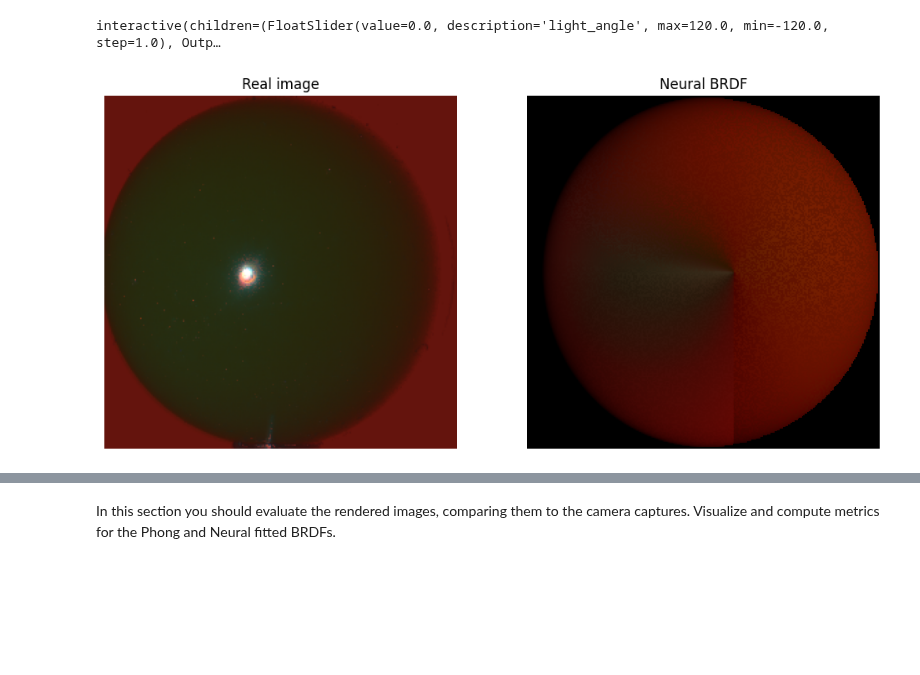
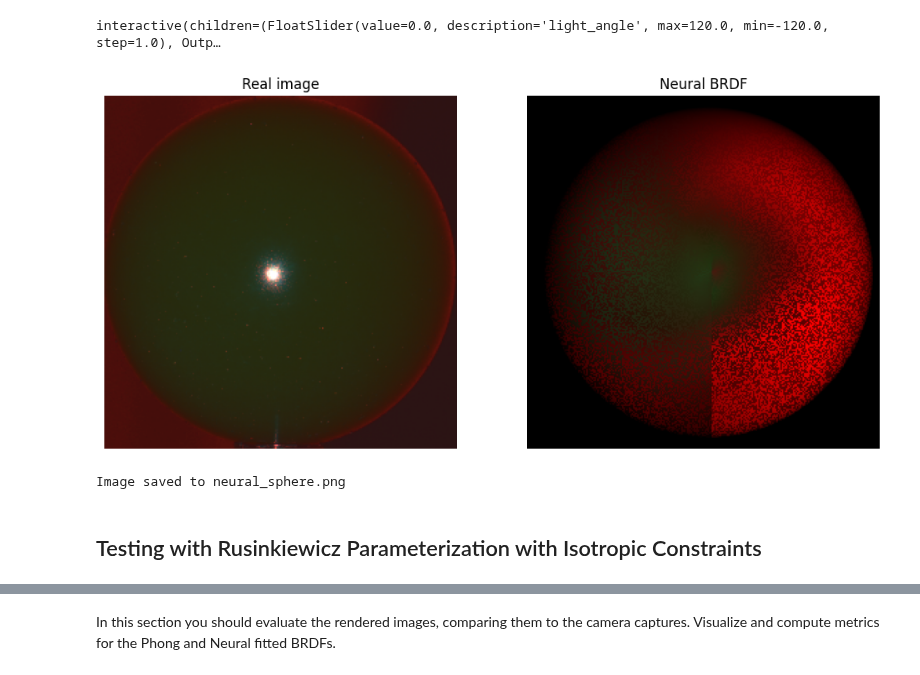
Before and after one commit to usmanklodhi/BRDF-Capture-Fitting, a Jupyter notebook: wt_brdf.ipynb, the cells around one changed output, grey strips where cells are left out. Cells and saved outputs as stored; diff of their text form; code cells hidden in the pictures; blank space fills up the shorter version.

Commit message:
added metrics, log-based loss to neuralbrdf, save functionality to render func

```diff
--- a/wt_brdf.ipynb
+++ b/wt_brdf.ipynb
@@ -20,7 +20,7 @@ import imageio.v2 as imageio
 # %%
 # Height & Width of the Grid
 H, W = 256, 256
-ball_radius = 60  # in mm  (Replace this with the size of your sphere)
+ball_radius = 340  # in mm  (Replace this with the size of your sphere)
 light_dist = 1000 / ball_radius  # Distance of the light from the object.
 camera_dist = 1850 / ball_radius  # Distance of the Camera from the object.
 # %%
@@ -518,13 +539,22 @@ class IndicesDataset(Dataset):
     def __getitem__(self, idx):
         return self.indices[idx]
 # %%
+import torch
+import torch.nn as nn
+import torch.optim as optim
+from torch.utils.data import DataLoader
+import numpy as np
+
 class NeuralBRDF(nn.Module):
-    def __init__(self, device='cpu', input_size=6, transform=default_transform):
+    def __init__(self, device='cpu', input_size=6, transform=None,
+                 learning_rate=5e-4, batch_size=512):
         super(NeuralBRDF, self).__init__()
         self.device = device
-        self.transform = transform
+        self.transform = transform if transform else default_transform
+        self.learning_rate = learning_rate
+        self.batch_size = batch_size
 
-        # Define a simple MLP with 3 hidden layers and ReLU activations
+        # Model architecture
         self.model = nn.Sequential(
             nn.Linear(input_size, 128),
             nn.ReLU(),
@@ -535,6 +565,10 @@ class NeuralBRDF(nn.Module):
             nn.Linear(128, 3)  # Output layer with 3 channels (RGB)
         ).to(device)
 
+    def mean_absolute_logarithmic_error(self, y_true, y_pred):
+        # Custom log-based loss function
+        return torch.mean(torch.abs(torch.log(1 + y_true) - torch.log(1 + y_pred)))
+
     def forward(self, data):
         # Run the data through the model + the final exponential activation
         return torch.exp(self.model(data))
@@ -543,13 +577,10 @@ class NeuralBRDF(nn.Module):
         # Expand weights to match the shape of values
         weights = weights[:, None].expand_as(values)
 
-        # Define optimizer and loss function (mean squared error)
-        optimizer = optim.Adam(self.model.parameters(), lr=1e-3)
-        criterion = nn.MSELoss(reduction='none')  # Apply weighted MSELoss
+        optimizer = optim.Adam(self.model.parameters(), lr=self.learning_rate)
 
-        # Define DataLoader for mini-batch training
         indices = IndicesDataset(torch.arange(0, len(data), device=data.device))
-        data_loader = DataLoader(indices, batch_size=2000, shuffle=True)
+        data_loader = DataLoader(indices, batch_size=self.batch_size, shuffle=True)
 
         for _ in range(epochs):
             for chunk in data_loader:
@@ -561,8 +592,8 @@ class NeuralBRDF(nn.Module):
                 # Forward pass
                 predictions = self.forward(batch_data)
 
-                # Compute loss with weights
-                loss = (batch_weights * criterion(predictions, batch_values)).mean()
+                # Compute log-based loss with weights
+                loss = (batch_weights * self.mean_absolute_logarithmic_error(batch_values, predictions)).mean()
 
                 # Backpropagation and optimization
                 optimizer.zero_grad()
@@ -574,7 +605,7 @@ class NeuralBRDF(nn.Module):
         data = self.transform(w_i, w_o)
 
         # Ensure data is a single numpy array before converting to a tensor
-        data = np.array(data, dtype=np.float32)  # Convert to numpy array
+        data = np.array(data, dtype=np.float32)
 
         # Calculate weights as l · n (dot product of w_i and normal vector)
         l_dot_n = torch.tensor(np.clip(w_i[..., 2], 1e-5, 1), dtype=torch.float32, device=self.device)
@@ -614,11 +645,18 @@ interact(create_render(fitted_brdf), brdf=fitted_brdf, light_angle=(-120, 120, 1
 # %% [output]
 interactive(children=(FloatSlider(value=0.0, description='light_angle', max=120.0, min=-120.0, step=1.0), Outp…
 # %%
-idx = 1
+idx = 0
 plt.figure(figsize=(12, 24))
 plt.subplot(1, 2, 1)
 plot_hdr(hdr_crops[idx], "Real image")
 plt.subplot(1, 2, 2)
 plot_hdr(render_sphere_image(fitted_brdf, angles[idx]), "Neural BRDF");
 # %% [output]
-[figure, old version]
+[figure, new version]
+# %%
+# Render and save the image with a light angle of [parametrized] degrees
+rendered_image = render_sphere_image(brdf=fitted_brdf, light_angle=angles[idx], save_path="neural_sphere.png")
+# %% [output]
+Image saved to neural_sphere.png
+# %% [markdown]
+## Testing with Rusinkiewicz Parameterization with Isotropic Constraints
```
Also changed, not shown: parts of 16 cells of this notebook, 2 other files.
